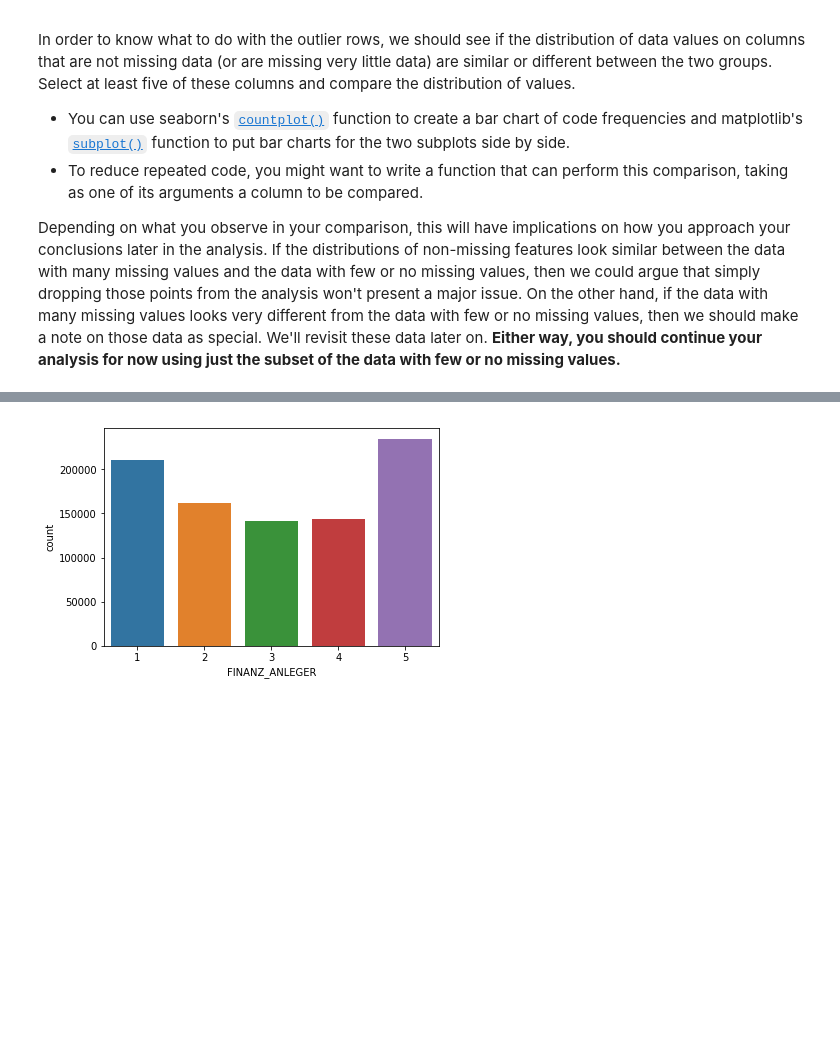
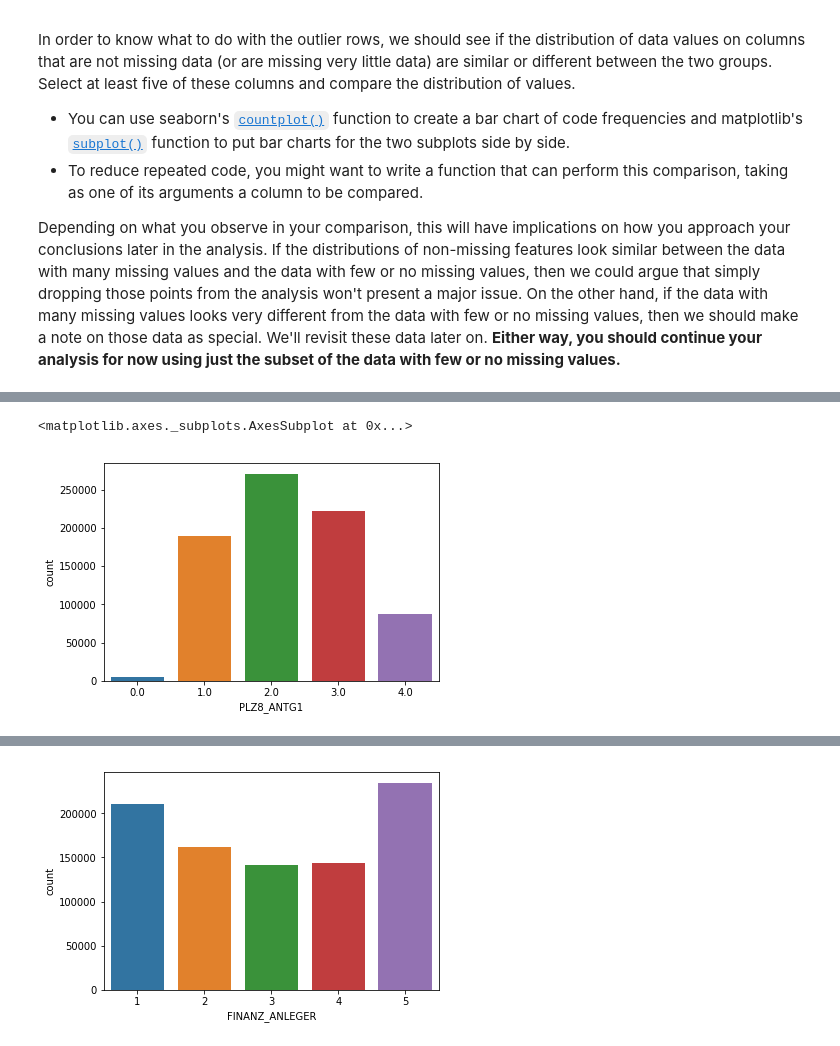
Before and after one commit to noreenwu/customer-segments, a Jupyter notebook: Identify_Customer_Segments.ipynb, the cells around one changed output, grey strips where cells are left out. Saved outputs shown, nothing was run; the diff lists cells and outputs as text; code cells hidden in the pictures; blank space fills up the shorter version.

```diff
--- a/Identify_Customer_Segments.ipynb
+++ b/Identify_Customer_Segments.ipynb
@@ -393,0 +442,4 @@ Depending on what you observe in your comparison, this will have implications on
+# %%
+THRESHOLD = 20
+
+az2_below_thresh = az2[az2['nan_values'] < THRESHOLD]
@@ -393,0 +496,7 @@ Depending on what you observe in your comparison, this will have implications on
+# %%
+# now same feature but for below the threshold set:
+
+ax1 = sns.countplot(x="PLZ8_ANTG1", data=az2_below_thresh)
+# %% [output]
+<matplotlib.axes._subplots.AxesSubplot at 0x...>
+[figure, added]
```
Also changed, not shown: parts of 24 cells of this notebook, 1 other file.
